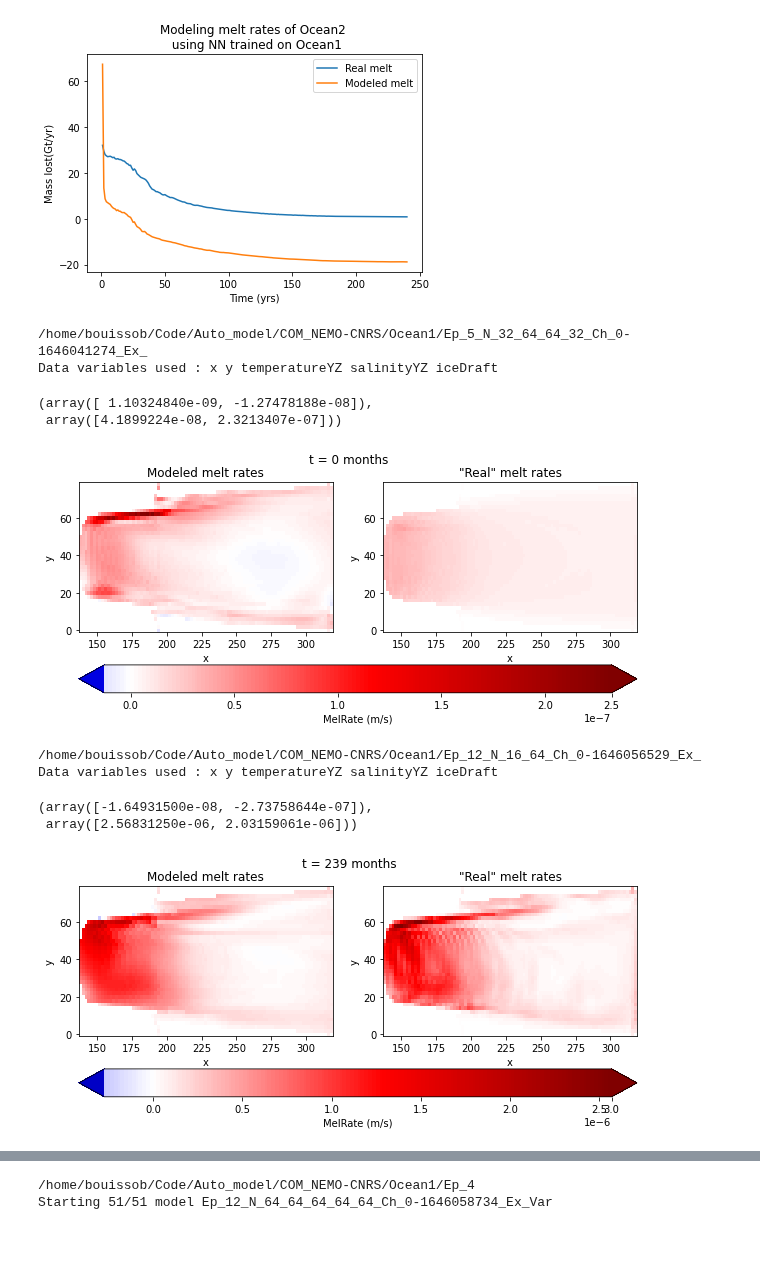
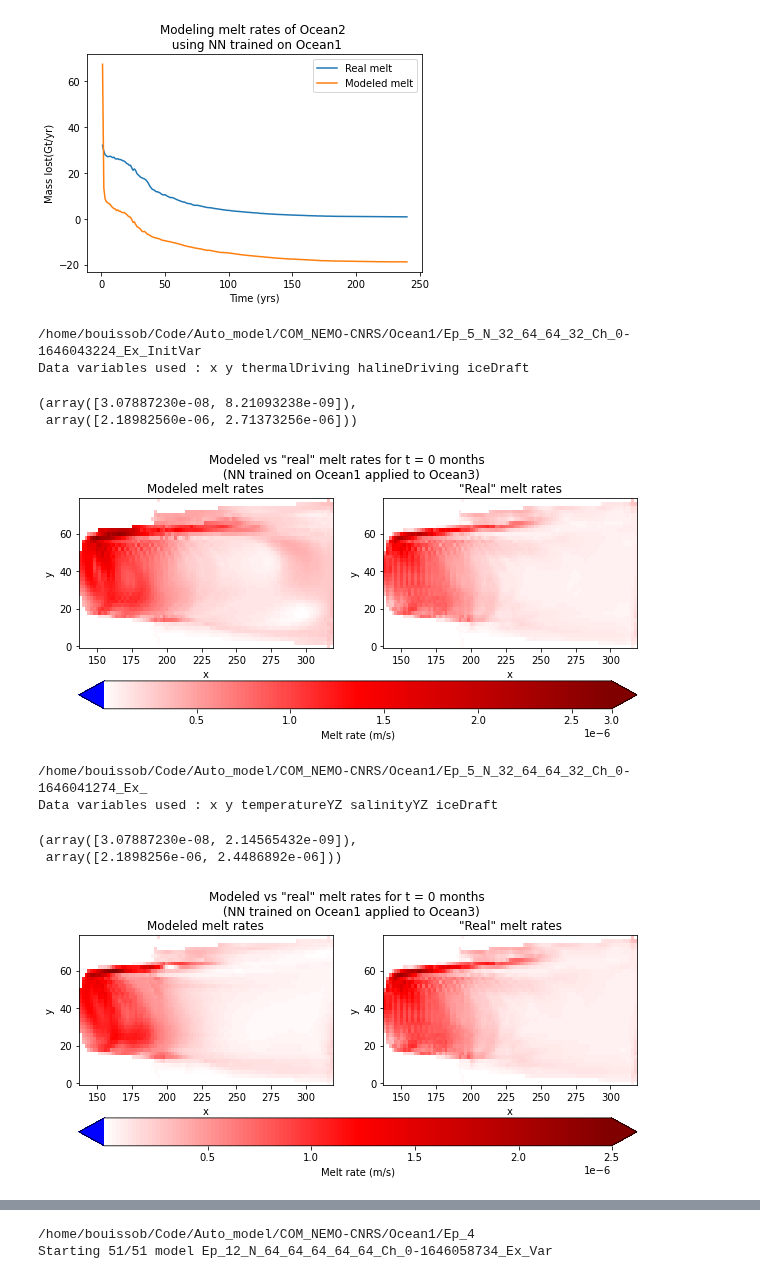
Before and after one commit to BenBouiss/NN_intern_2022, a Jupyter notebook: Class_NN_test.ipynb, the cells around one changed output, grey strips where cells are left out. Saved outputs shown, nothing was run; the diff lists cells and outputs as text; code cells hidden in the pictures; blank space fills up the shorter version.

```diff
--- a/Class_NN_test.ipynb
+++ b/Class_NN_test.ipynb
@@ -88,22 +79,22 @@ Data variables used : x y thermalDriving halineDriving iceDraft
 [figure]
 # %%
 importlib.reload(NN)
-NN.Plotting_side_by_side(ind = 0,save = True, Epoch = 5, T = 0, Ocean_target = 'Ocean1', Extra = [])
+NN.Plotting_side_by_side(ind = 0,save = False, Epoch = 5, T = 0, Ocean_target = 'Ocean3', Extra_n = ['InitVar'])
 # %% [output]
-/home/bouissob/Code/Auto_model/COM_NEMO-CNRS/Ocean1/Ep_5_N_32_64_64_32_Ch_0-1646041274_Ex_
-Data variables used : x y temperatureYZ salinityYZ iceDraft
+/home/bouissob/Code/Auto_model/COM_NEMO-CNRS/Ocean1/Ep_5_N_32_64_64_32_Ch_0-1646043224_Ex_InitVar
+Data variables used : x y thermalDriving halineDriving iceDraft
-(array([ 1.10324840e-09, -1.27478188e-08]),
- array([4.1899224e-08, 2.3213407e-07]))
+(array([3.07887230e-08, 8.21093238e-09]),
+ array([2.18982560e-06, 2.71373256e-06]))
-[figure, old version]
+[figure, new version]
 # %%
-NN.Plotting_side_by_side(ind = 12,save = False ,
-                        Epoch = 12, T = 239, Ocean_target = 'Ocean1')
+NN.Plotting_side_by_side(ind = 0,save = False ,
+                        Epoch = 5, T = 0, Ocean_target = 'Ocean3')
 # %% [output]
-/home/bouissob/Code/Auto_model/COM_NEMO-CNRS/Ocean1/Ep_12_N_16_64_Ch_0-1646056529_Ex_
+/home/bouissob/Code/Auto_model/COM_NEMO-CNRS/Ocean1/Ep_5_N_32_64_64_32_Ch_0-1646041274_Ex_
 Data variables used : x y temperatureYZ salinityYZ iceDraft
-(array([-1.64931500e-08, -2.73758644e-07]),
- array([2.56831250e-06, 2.03159061e-06]))
+(array([3.07887230e-08, 2.14565432e-09]),
+ array([2.1898256e-06, 2.4486892e-06]))
-[figure, old version]
+[figure, new version]
 # %%
 #def Compute_data_for_plotting(Epoch = 14, Ocean_trained = 'Ocean1', Type_trained = 'COM_NEMO-CNRS',
 #             Ocean_target = 'Ocean1', Type_tar = 'COM_NEMO-CNRS', message = 1):
```
Also changed, not shown: parts of 11 cells of this notebook, 33 other files.
